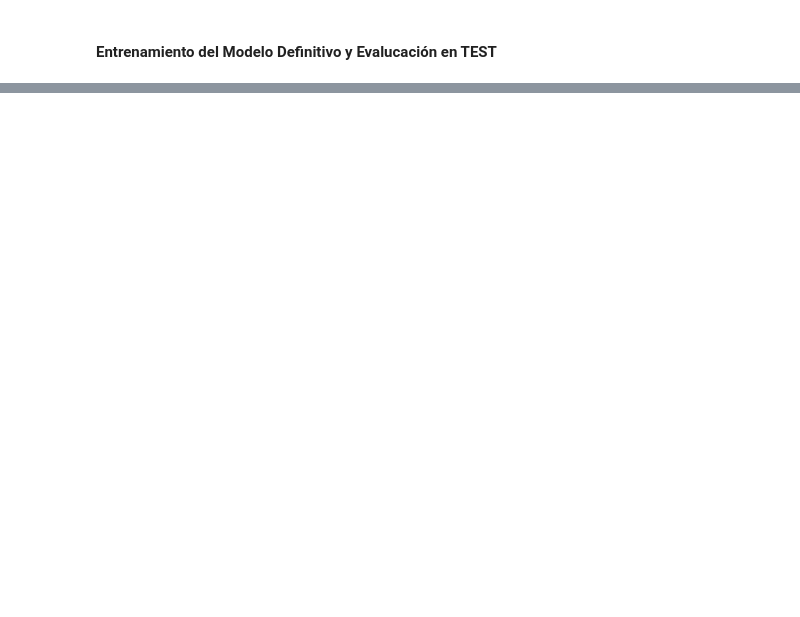
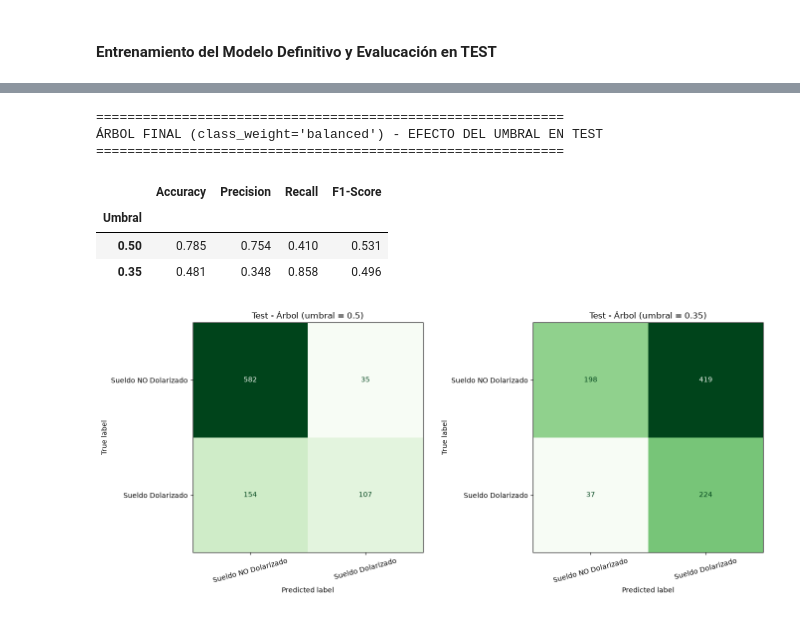
Before and after one commit to BraianCenturion2001/G9_DATA_SCIENCE_YPF_FUNDATION, a Jupyter notebook: notebooks/04_MS_Clasificacion.ipynb, the cells around one changed output, grey strips where cells are left out. Cells and saved outputs as stored; diff of their text form; code cells hidden in the pictures; blank space fills up the shorter version.

```diff
--- a/notebooks/04_MS_Clasificacion.ipynb
+++ b/notebooks/04_MS_Clasificacion.ipynb
@@ -687,0 +730,45 @@ Sueldo NO Dolarizado       0.70      1.00      0.83       617
+# %%
+# Probabilidad predicha de "sueldo dolarizado" para cada caso del conjunto de test
+proba_arbol = arbol_test.predict_proba(X_test)[:, 1]
+
+# Comparamos el umbral por defecto (0.50) con el umbral más bajo (0.35)
+umbrales = [0.50, 0.35]
+filas_umbral = []
+cms_umbral = []
+
+for umbral in umbrales:
+    pred_umbral = proba_arbol >= umbral
+    cms_umbral.append(confusion_matrix(y_test, pred_umbral))
+    filas_umbral.append({
+        "Umbral": umbral,
+        "Accuracy": accuracy_score(y_test, pred_umbral),
+        "Precision": precision_score(y_test, pred_umbral, zero_division=0),
+        "Recall": recall_score(y_test, pred_umbral, zero_division=0),
+        "F1-Score": f1_score(y_test, pred_umbral, zero_division=0),
+    })
+
+print("=" * 60)
+print("ÁRBOL FINAL (class_weight='balanced') - EFECTO DEL UMBRAL EN TEST")
+print("=" * 60)
+display(pd.DataFrame(filas_umbral).set_index("Umbral").round(3))
+
+# Matrices de confusión lado a lado
+fig, axes = plt.subplots(1, 2, figsize=(14, 6))
+
+for i in range(2):
+    disp = ConfusionMatrixDisplay(confusion_matrix=cms_umbral[i], display_labels=nombres_clases)
+    disp.plot(ax=axes[i], cmap="Greens", values_format="d", colorbar=False)
+    axes[i].set_title(f"Test - Árbol (umbral = {umbrales[i]})")
+    axes[i].tick_params(axis='x', rotation=15)
+
+plt.tight_layout()
+plt.show()
+# %% [output]
+============================================================
+ÁRBOL FINAL (class_weight='balanced') - EFECTO DEL UMBRAL EN TEST
+============================================================
+|  | Accuracy | Precision | Recall | F1-Score |
+| Umbral |  |  |  |  |
+| 0.50 | 0.785 | 0.754 | 0.410 | 0.531 |
+| 0.35 | 0.481 | 0.348 | 0.858 | 0.496 |
+[figure, added]
```
Also changed, not shown: parts of 23 cells of this notebook.
